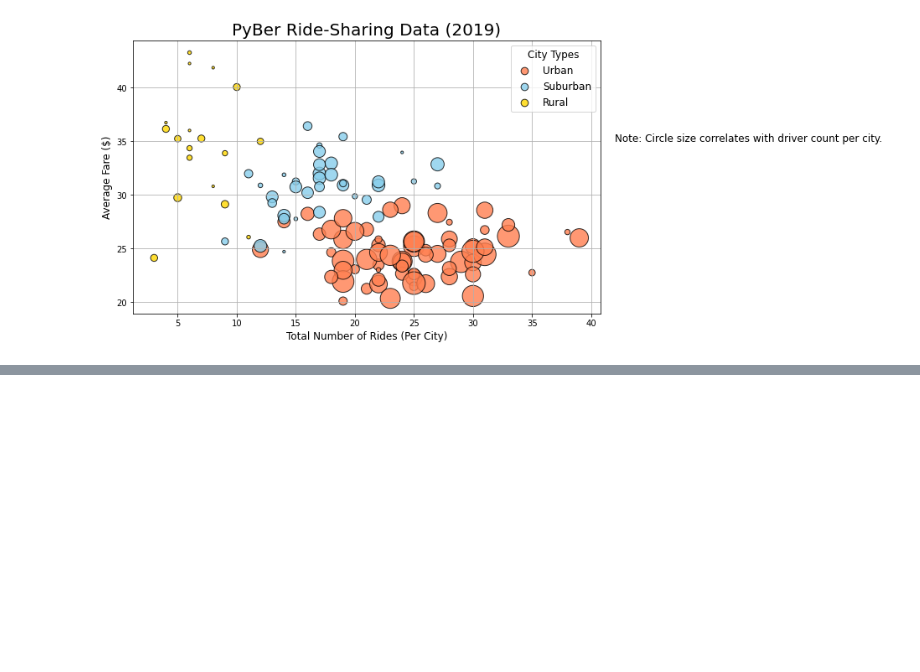
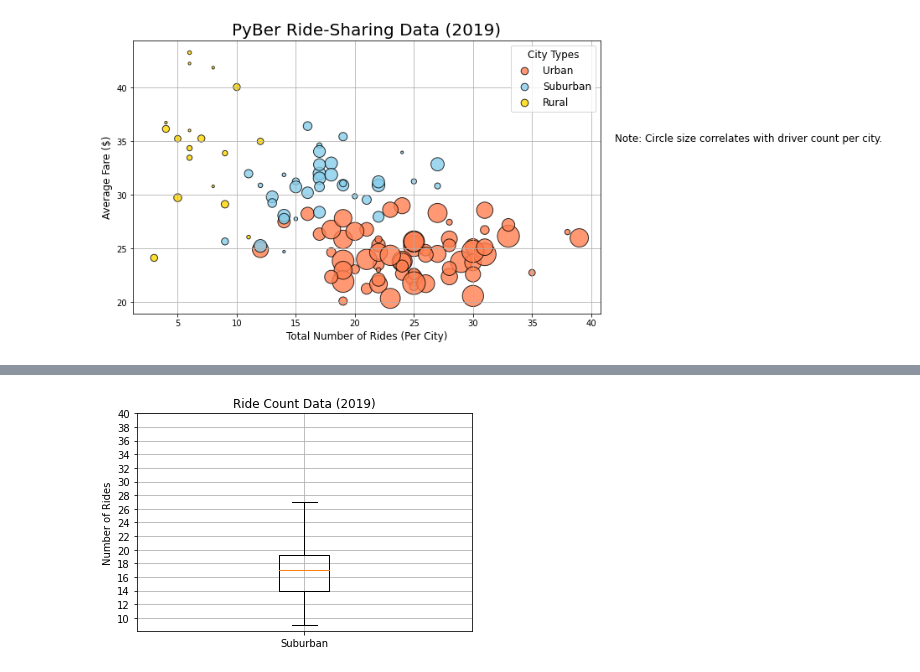
Before and after one commit to bishopce16/PyBer_Analysis, a Jupyter notebook: PyBer.ipynb, the cells around one changed output, grey strips where cells are left out. Cells and saved outputs as stored; diff of their text form; code cells hidden in the pictures; blank space fills up the shorter version.

```diff
--- a/PyBer.ipynb
+++ b/PyBer.ipynb
@@ -295,0 +510,15 @@ plt.show()
+# %%
+# 5.4.4 SKILL DRILL Calculate the summary statistics with box-and-whisker plots on the number of suburban and rural rides.
+# Box-and-Whisker Plots for Ride Count Data
+# Create a box-and-whisker plot for the suburban cities ride count.
+x_labels = ["Suburban"]
+fig, ax = plt.subplots()
+ax.boxplot(suburban_ride_count, labels=x_labels)
+# Add the title, y-axis label and grid.
+ax.set_title('Ride Count Data (2019)')
+ax.set_ylabel('Number of Rides')
+ax.set_yticks(np.arange(10, 41, step=2.0))
+ax.grid()
+plt.show()
+# %% [output]
+[figure, added]
```
Also changed, not shown: parts of 35 cells of this notebook, 3 other files.
